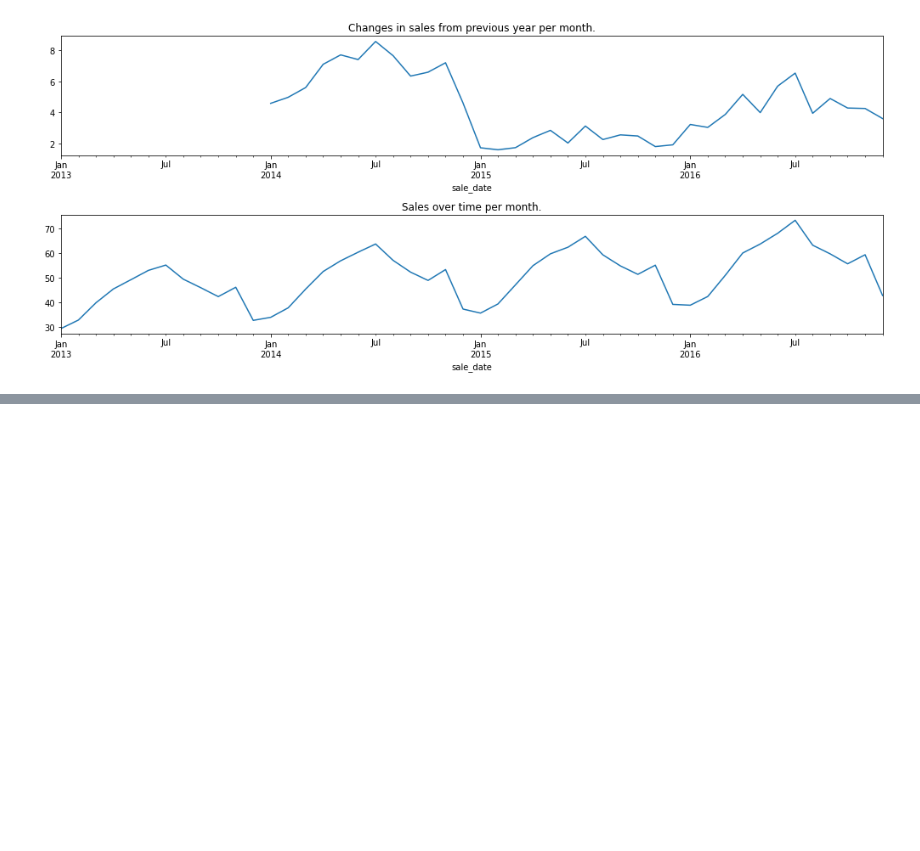
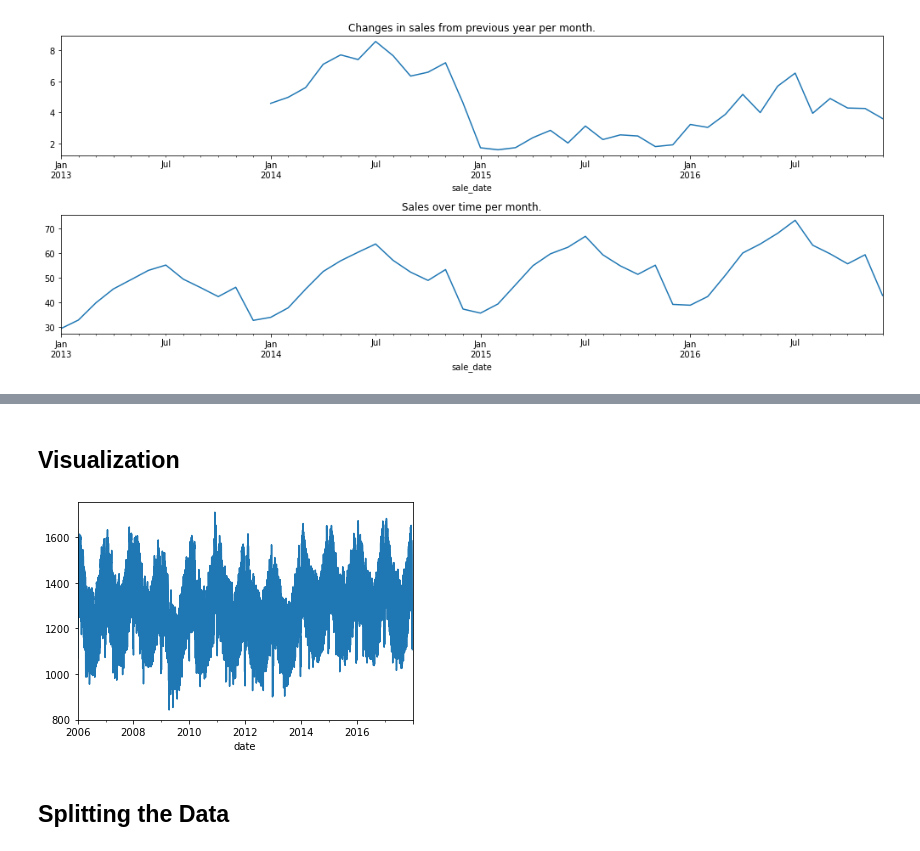
Before and after one commit to patrickamwayi/time-series-exercises, a Jupyter notebook: explore.ipynb, the cells around one changed output, grey strips where cells are left out. Cells and saved outputs as stored; diff of their text form; code cells hidden in the pictures; blank space fills up the shorter version.

```diff
--- a/explore.ipynb
+++ b/explore.ipynb
@@ -198,0 +206,3 @@ plt.tight_layout();
+# %%
+#get my ops data
+ops = prepare.data()
@@ -198,0 +242,9 @@ plt.tight_layout();
+# %% [markdown]
+## Visualization
+# %%
+# plot overall chart before splitting
+ops.consumption.plot();
+# %% [output]
+[figure, added]
+# %% [markdown]
+## Splitting the Data
```
Also changed, not shown: parts of 30 cells of this notebook.
